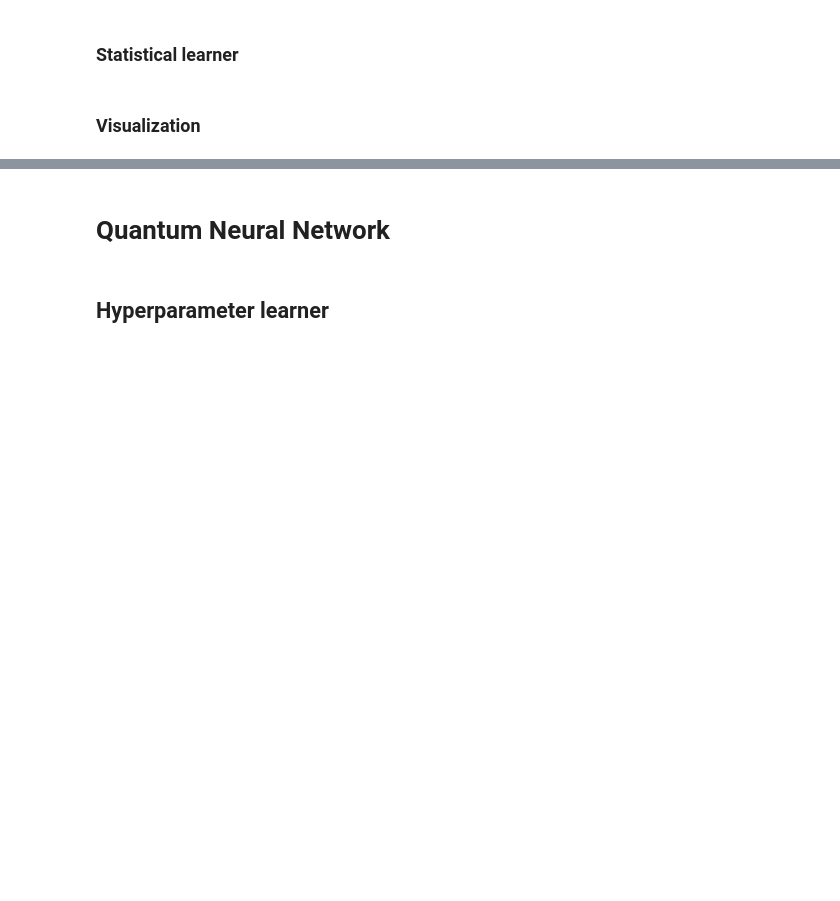
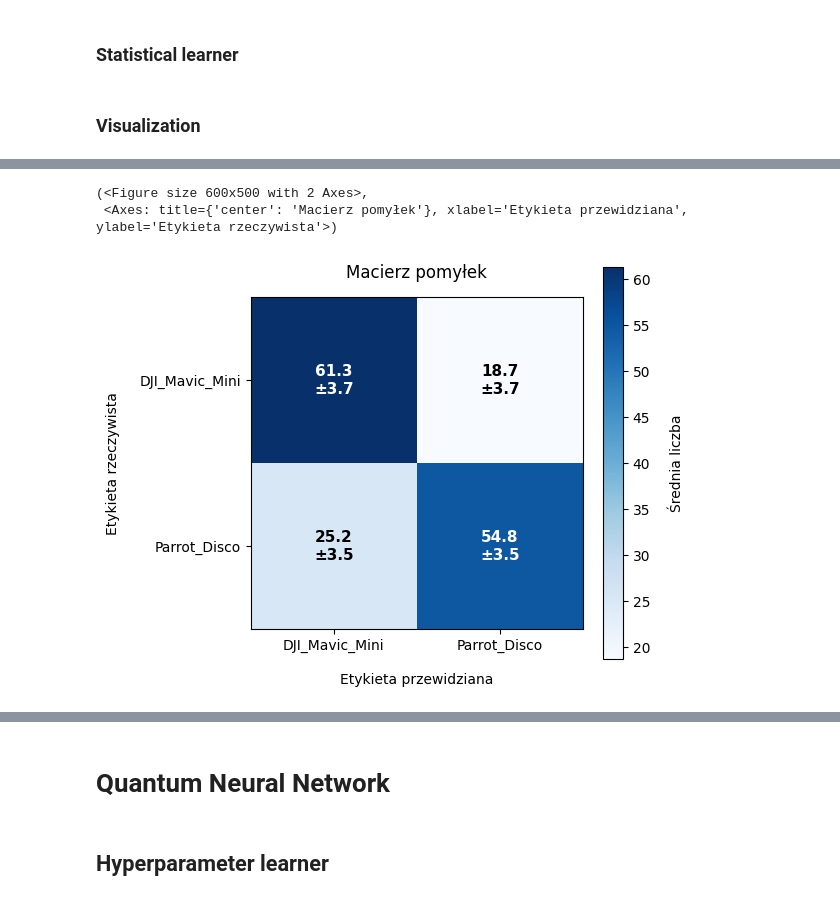
Before and after one commit to AdrianPanasiewicz/QML_for_radar_classification, a Jupyter notebook: MachineLearning/training_pipeline.ipynb, the cells around one changed output, grey strips where cells are left out. Saved outputs shown, nothing was run; the diff lists cells and outputs as text; code cells hidden in the pictures; blank space fills up the shorter version.

Commit message:
Made statistical trainer work with quantum models. Added methods to data visualizer for plotting confusion matrix and metrics.

```diff
--- a/MachineLearning/training_pipeline.ipynb
+++ b/MachineLearning/training_pipeline.ipynb
@@ -402,0 +401,6 @@ plotter.plot_training_chart(metrics_dict)
+# %%
+plotter.plot_confusion_matrix(metrics_dict, significant_digits=1)
+# %% [output]
+(<Figure size 600x500 with 2 Axes>,
+ <Axes: title={'center': 'Macierz pomyłek'}, xlabel='Etykieta przewidziana', ylabel='Etykieta rzeczywista'>)
+[figure, added]
```
Also changed, not shown: parts of 11 cells of this notebook, 4 other files.
